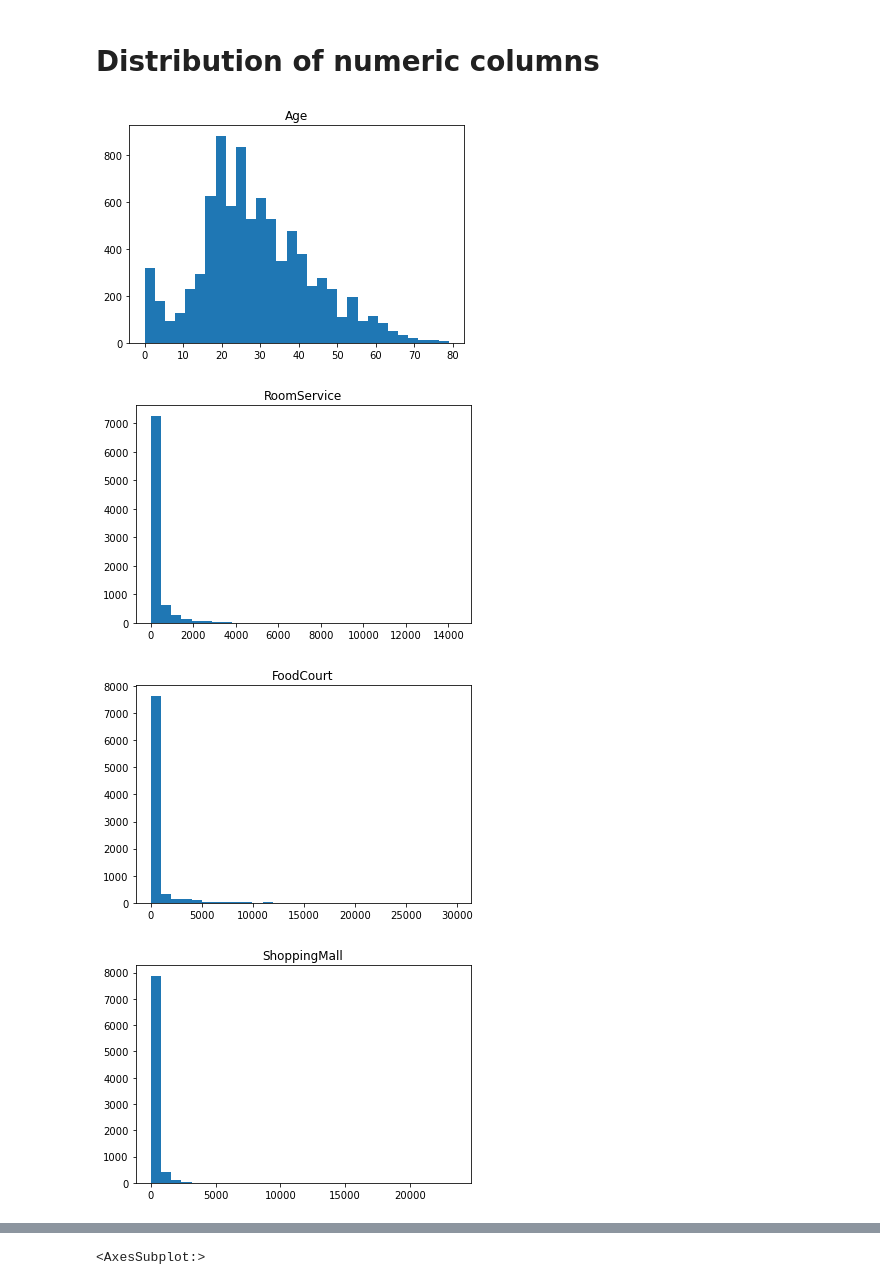
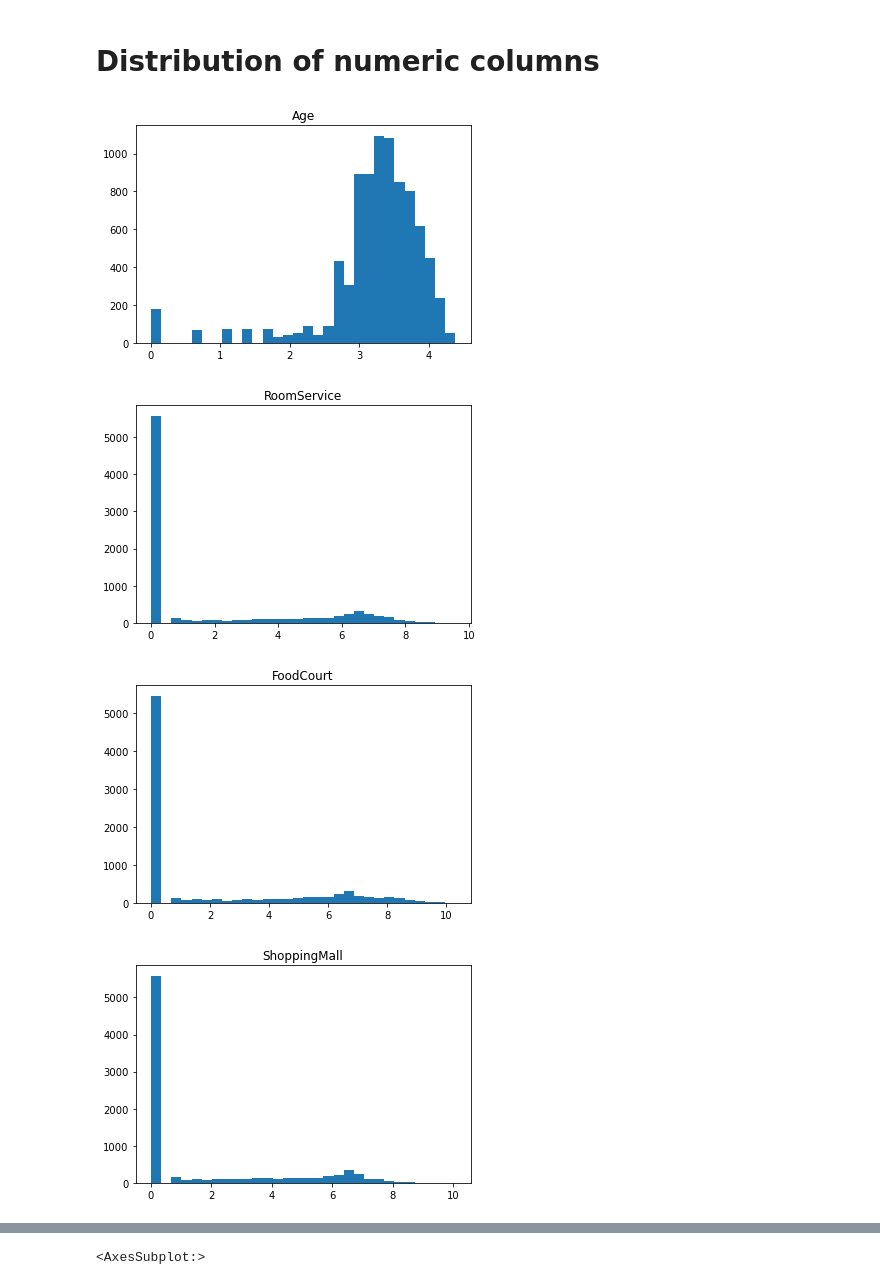
Before and after one commit to Benjamming-Strat/space_ship_titanic, a Jupyter notebook: Space_ship_classifier.ipynb, the cells around one changed output, grey strips where cells are left out. Drawn from its saved outputs; the diff is of its cells as text; code cells hidden in the pictures.

```diff
--- a/Space_ship_classifier.ipynb
+++ b/Space_ship_classifier.ipynb
@@ -121,11 +121,11 @@ train_cat = [f for f in train.columns if train[f].dtype == "object"]
 # Distribution of numeric columns
 # %%
 for i in train_num:
-  plt.hist(train[i], bins=30)
+  plt.hist(np.log1p(train[i]), bins=30)
   plt.title(i)
   plt.show()
 # %% [output]
-[figure, old version]
+[figure, new version]
-[figure, old version]
+[figure, new version]
-[figure, old version]
+[figure, new version]
-[figure, old version]
+[figure, new version]
```
Also changed, not shown: parts of 162 cells of this notebook.
